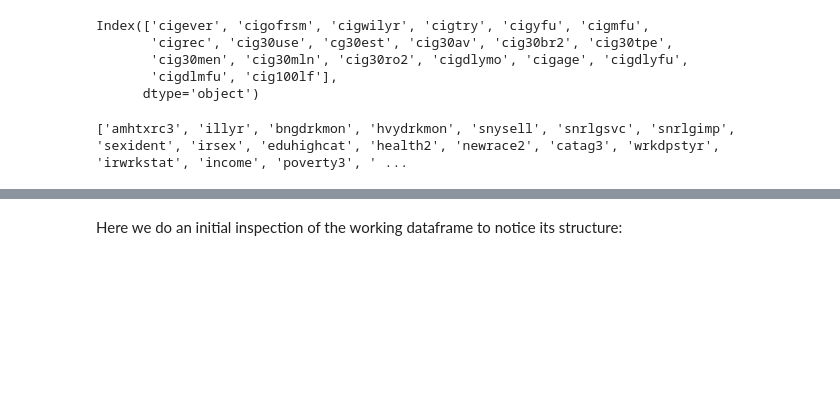
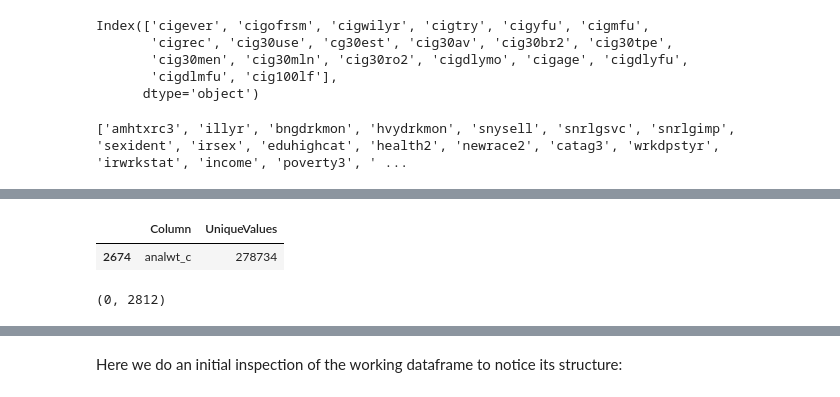
Before and after one commit to eloter01/Statistics-and-Machine-Learning-Fall-2021, a Jupyter notebook: Final Project/SMLfinalproj_EdwinLotero.ipynb, the cells around one changed output, grey strips where cells are left out. Saved outputs shown, nothing was run; the diff lists cells and outputs as text; code cells hidden in the pictures; blank space fills up the shorter version.

```diff
--- a/Final Project/SMLfinalproj_EdwinLotero.ipynb
+++ b/Final Project/SMLfinalproj_EdwinLotero.ipynb
@@ -148,0 +277,9 @@ df1 = raw_data[features_list]
+# %%
+df_unique.loc[df_unique['UniqueValues']==278734]
+# %% [output]
+|  | Column | UniqueValues |
+| 2674 | analwt_c | 278734 |
+# %%
+raw_data.dropna().shape
+# %% [output]
+(0, 2812)
```
Also changed, not shown: parts of 23 cells of this notebook, 3 other files.
